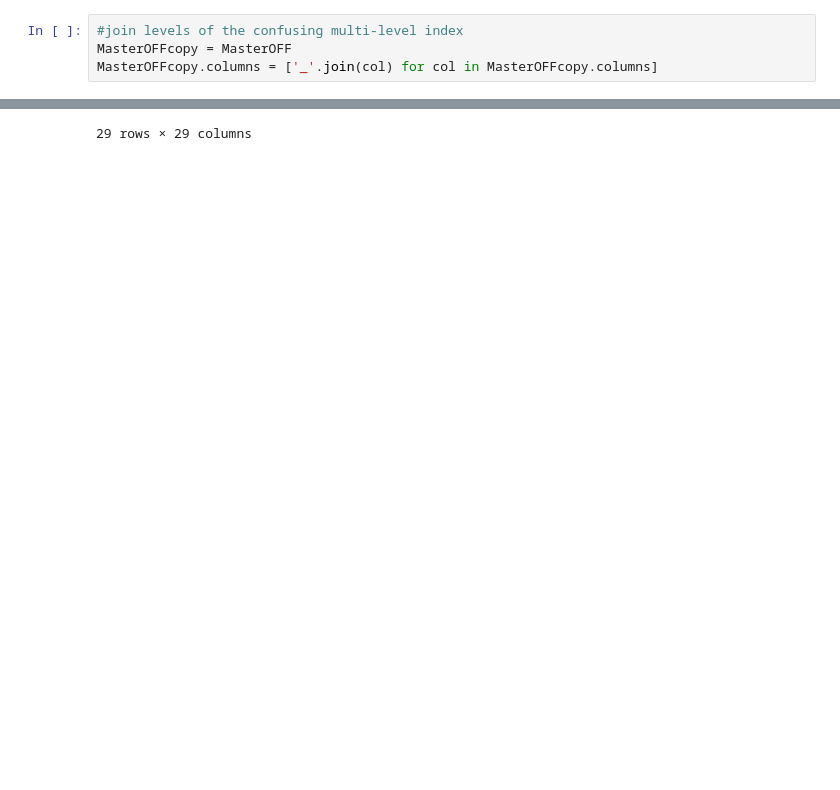
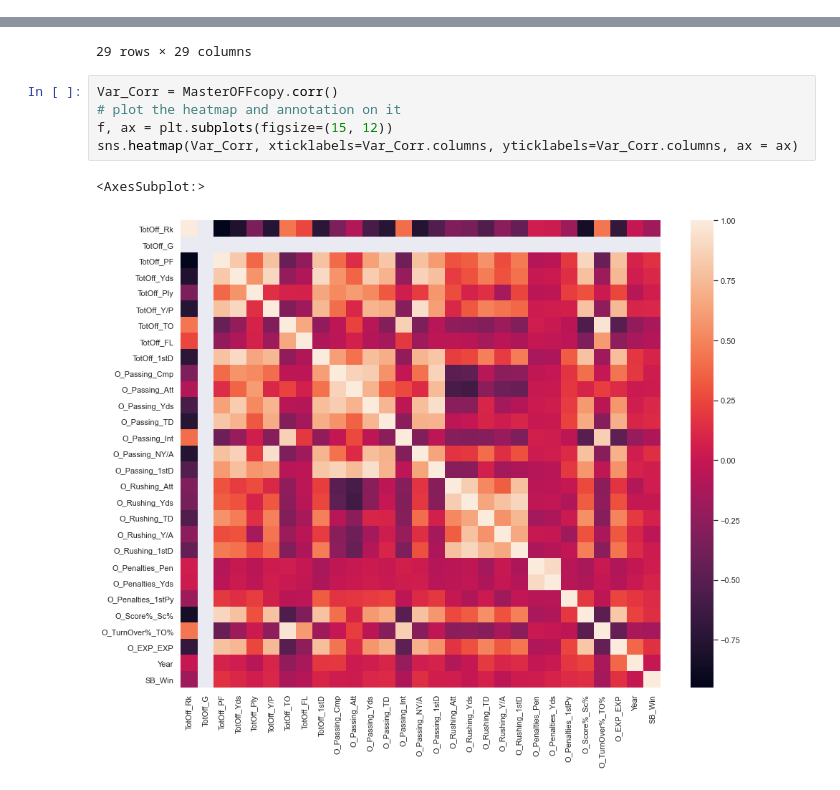
Before and after one commit to scottstack19/SB55-projection, a Jupyter notebook: code_initial.ipynb, the cells around one changed output, grey strips where cells are left out. Saved outputs shown, nothing was run; the diff lists cells and outputs as text; blank space fills up the shorter version.

```diff
--- a/code_initial.ipynb
+++ b/code_initial.ipynb
@@ -451,8 +431,4 @@ MasterOFFcopy.plot.scatter("Year_", "TotOff_PF", figsize=(15, 10), alpha=0.4)
 [figure]
-# %%
-#join levels of the confusing multi-level index
-MasterOFFcopy = MasterOFF
-MasterOFFcopy.columns = ['_'.join(col) for col in MasterOFFcopy.columns]
 # %%
 #relationship plot
 
@@ -483,3 +459,11 @@ MasterOFFcopy.corr()
 | Year_ | 0.000000 | NaN | 0.082008 | 0.042168 | -0.067620 | 0.094574 | -0.234925 | -0.134337 | 0.180570 | ... |
 | SB_Win | -0.186743 | NaN | 0.162349 | 0.107652 | 0.052439 | 0.107995 | -0.136055 | -0.088234 | 0.087495 | ... |
 29 rows × 29 columns
+# %%
+Var_Corr = MasterOFFcopy.corr()
+# plot the heatmap and annotation on it
+f, ax = plt.subplots(figsize=(15, 12))
+sns.heatmap(Var_Corr, xticklabels=Var_Corr.columns, yticklabels=Var_Corr.columns, ax = ax)
+# %% [output]
+<AxesSubplot:>
+[figure, added]
```
Also changed, not shown: parts of 19 cells of this notebook.
